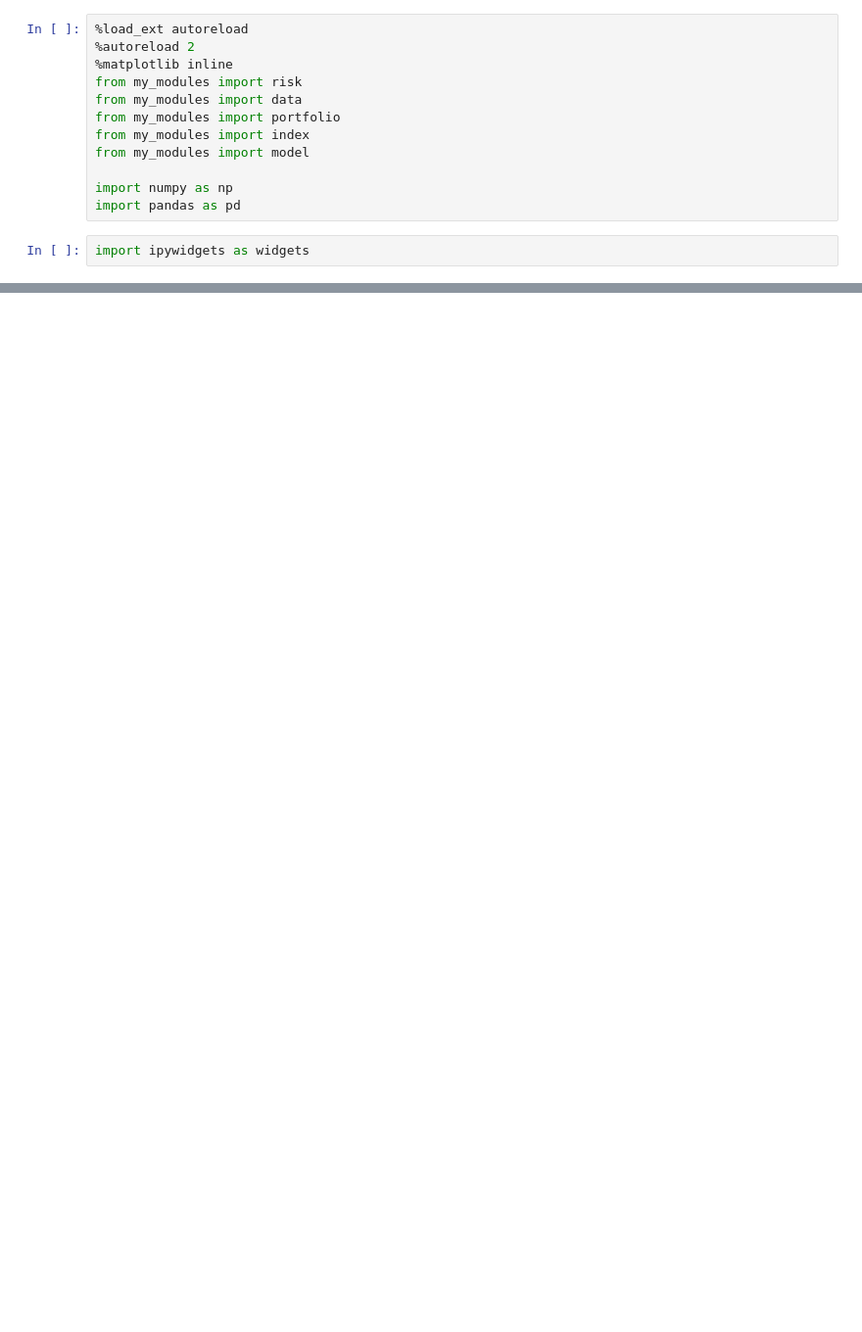
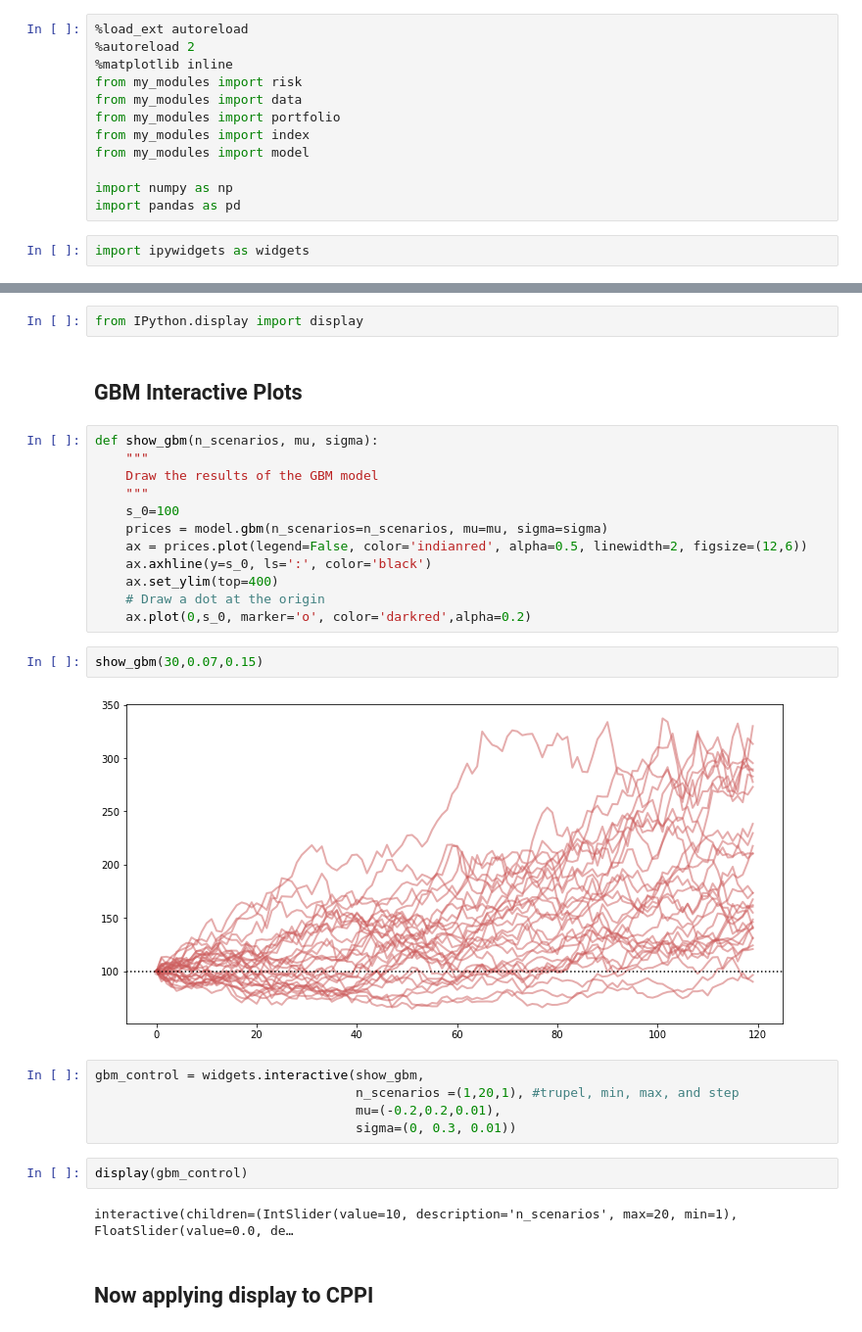
Before and after one commit to hoestlund/investment_management, a Jupyter notebook: 1/305_analysing_cppi_strategies.ipynb, the cells around one changed output, grey strips where cells are left out. Shown: that part at 98% size. Saved outputs shown, nothing was run; the diff lists cells and outputs as text; blank space fills up the shorter version.

```diff
--- a/1/305_analysing_cppi_strategies.ipynb
+++ b/1/305_analysing_cppi_strategies.ipynb
@@ -26,0 +15,31 @@ widgets.interact(square_it, n=(0, 100))
+# %%
+from IPython.display import display
+# %% [markdown]
+## GBM Interactive Plots
+# %%
+def show_gbm(n_scenarios, mu, sigma):
+    """
+    Draw the results of the GBM model
+    """
+    s_0=100
+    prices = model.gbm(n_scenarios=n_scenarios, mu=mu, sigma=sigma)
+    ax = prices.plot(legend=False, color='indianred', alpha=0.5, linewidth=2, figsize=(12,6))
+    ax.axhline(y=s_0, ls=':', color='black')
+    ax.set_ylim(top=400)
+    # Draw a dot at the origin
+    ax.plot(0,s_0, marker='o', color='darkred',alpha=0.2)
+# %%
+show_gbm(30,0.07,0.15)
+# %% [output]
+[figure, added]
+# %%
+gbm_control = widgets.interactive(show_gbm,
+                                  n_scenarios =(1,20,1), #trupel, min, max, and step
+                                  mu=(-0.2,0.2,0.01),
+                                  sigma=(0, 0.3, 0.01))
+# %%
+display(gbm_control)
+# %% [output]
+interactive(children=(IntSlider(value=10, description='n_scenarios', max=20, min=1), FloatSlider(value=0.0, de…
+# %% [markdown]
+## Now applying display to CPPI
```
Also changed, not shown: parts of 4 cells of this notebook, 1 other file.
